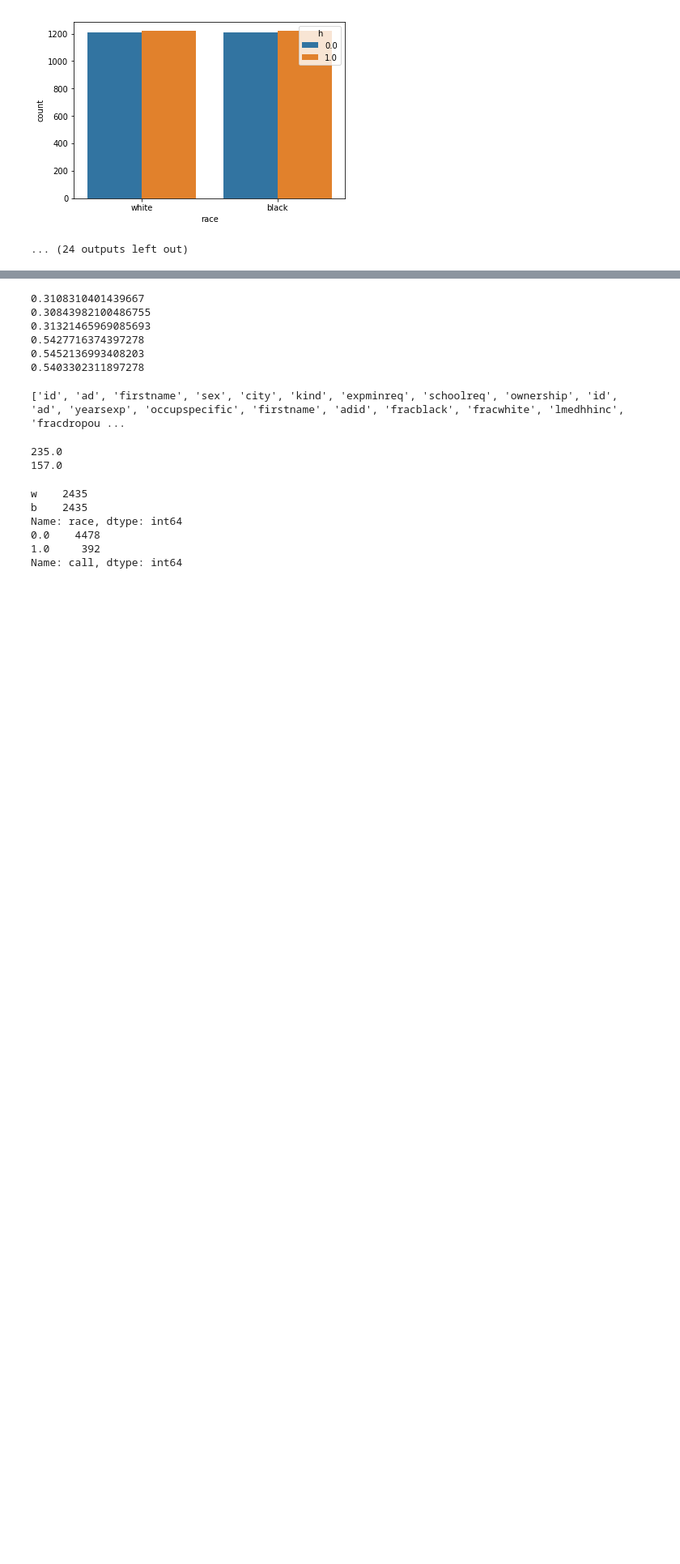
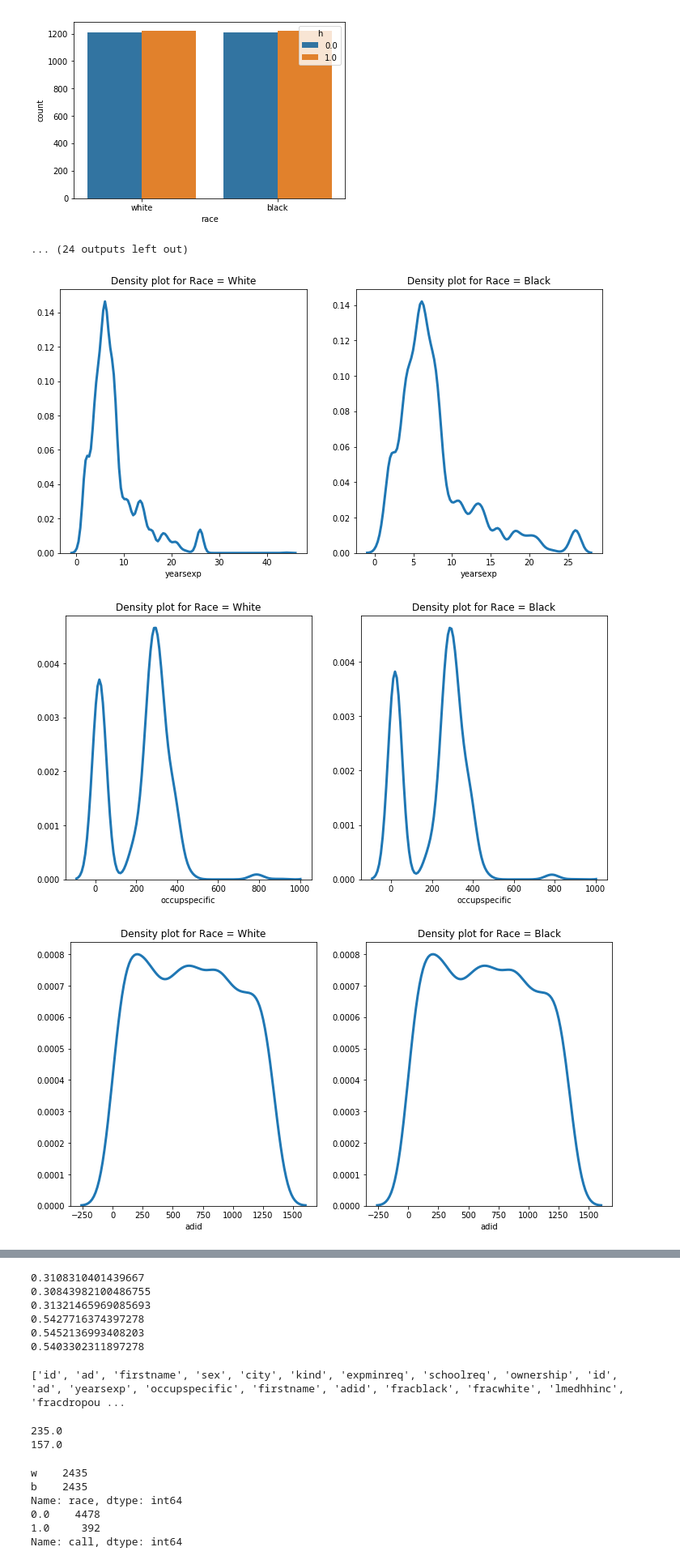
Before and after one commit to cleonard1261/springboard, a Jupyter notebook: EDA_racial_discrimination/sliderule_dsi_inferential_statistics_exercise_2.ipynb, the cells around one changed output, grey strips where cells are left out. Shown at 81% size. Drawn from its saved outputs; the diff is of its cells as text; code cells hidden in the pictures; blank space fills up the shorter version.

```diff
--- a/EDA_racial_discrimination/sliderule_dsi_inferential_statistics_exercise_2.ipynb
+++ b/EDA_racial_discrimination/sliderule_dsi_inferential_statistics_exercise_2.ipynb
@@ -170,3 +174,36 @@ for col in data.columns:
 [figure]
 [figure]
 ... (24 outputs left out)
+# %%
+import warnings
+
+l = ['yearsexp', 'occupspecific', 'firstname', 'adid', 'fracblack', 'fracwhite', 'lmedhhinc', 'fracdropout',
+     'fraccolp', 'linc', 'expminreq', 'parent_sales', 'parent_emp', 'branch_sales', 'branch_emp',
+     'fracblack_empzip', 'fracwhite_empzip', 'lmedhhinc_empzip', 'fracdropout_empzip', 'fraccolp_empzip',
+     'linc_empzip']
+
+#iskip = []
+n=0
+with warnings.catch_warnings():
+    warnings.simplefilter("ignore")
+
+    for c in skip:
+        if c not in iskip:
+            try:
+                fig, axes = plt.subplots(nrows=1, ncols=2, figsize=(12,6))
+                _ = sns.distplot(data.loc[list(bf_idx) + list(bm_idx), c], hist = False, \
+                                 kde = True,kde_kws = {'linewidth': 3}, ax=axes[0])
+                axes[0].set_title('Density plot for Race = White')
+                _ = sns.distplot(data.loc[list(wf_idx) + list(wm_idx), c], hist = False,\
+                                 kde = True,kde_kws = {'linewidth': 3}, ax=axes[1])
+                axes[1].set_title('Density plot for Race = Black')
+                plt.show()
+                n+=1
+            except:
+                iskip.append(c)
+
+n
+# %% [output]
+[figure, added]
+[figure, added]
+[figure, added]
```
Also changed, not shown: parts of 3 cells of this notebook.
